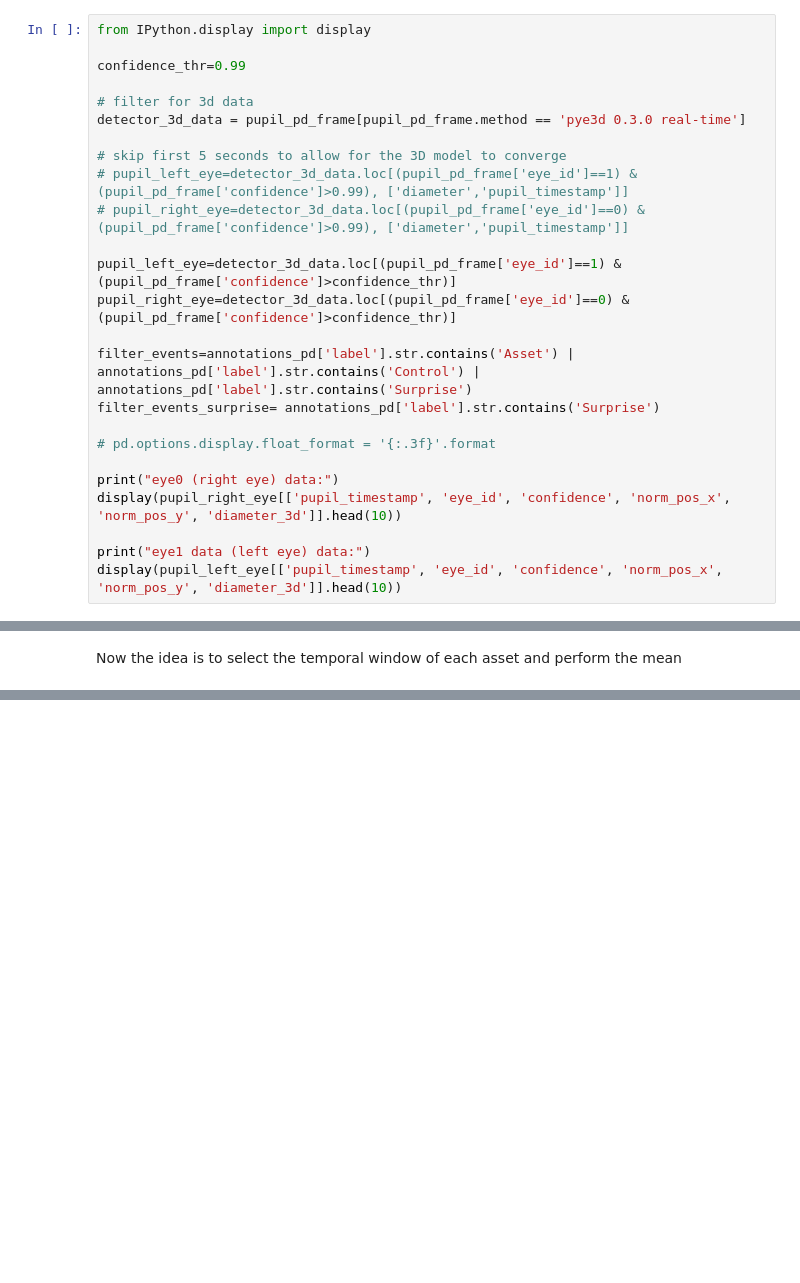
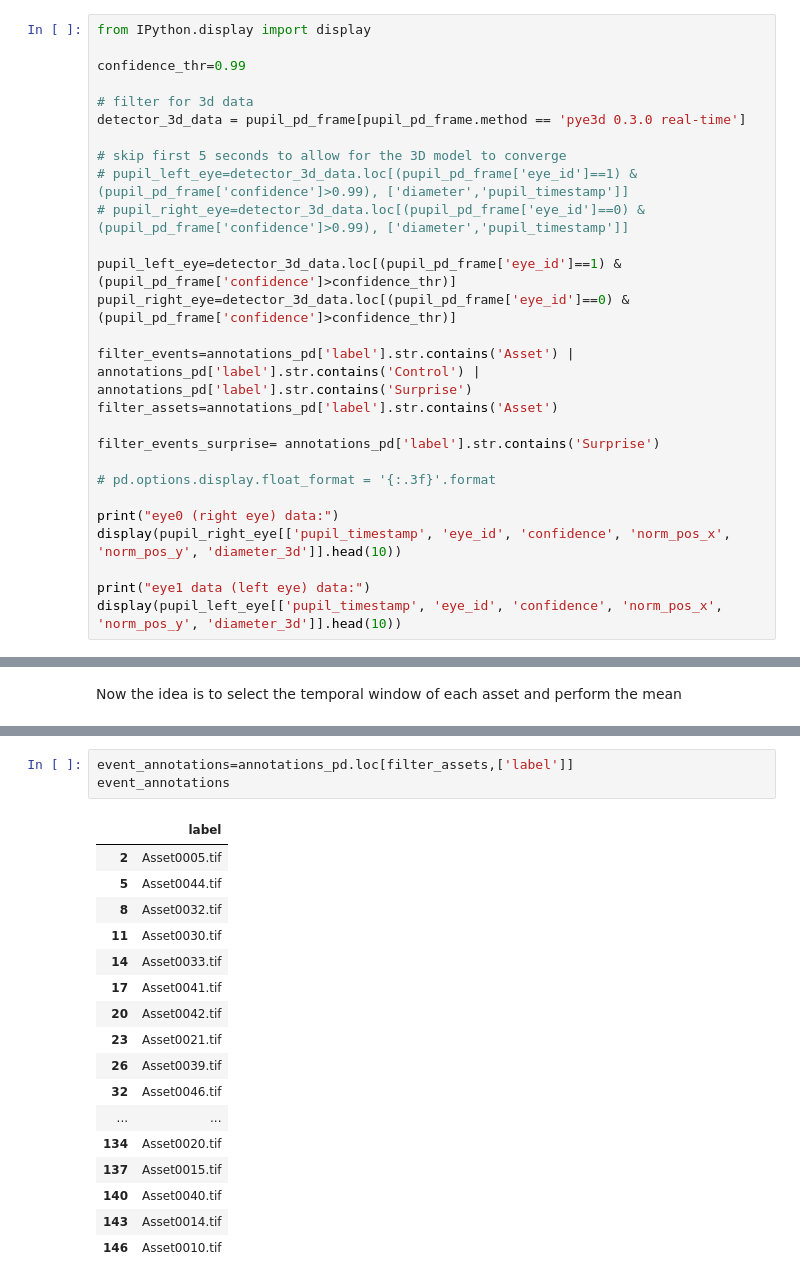
Before and after one commit to Rockyneuron/pupil_labs_analysis, a Jupyter notebook: analysis/pupillometry_analysis.ipynb, the cells around one changed output, grey strips where cells are left out. Cells and saved outputs as stored; diff of their text form; blank space fills up the shorter version.

```diff
--- a/analysis/pupillometry_analysis.ipynb
+++ b/analysis/pupillometry_analysis.ipynb
@@ -84,6 +99,8 @@ pupil_left_eye=detector_3d_data.loc[(pupil_pd_frame['eye_id']==1) & (pupil_pd_fr
 pupil_right_eye=detector_3d_data.loc[(pupil_pd_frame['eye_id']==0) & (pupil_pd_frame['confidence']>confidence_thr)]
 
 filter_events=annotations_pd['label'].str.contains('Asset') | annotations_pd['label'].str.contains('Control') | annotations_pd['label'].str.contains('Surprise')
+filter_assets=annotations_pd['label'].str.contains('Asset')
+
 filter_events_surprise= annotations_pd['label'].str.contains('Surprise')
 
 # pd.options.display.float_format = '{:.3f}'.format
@@ -214,0 +302,21 @@ Now the idea is to select the temporal window of each asset and perform the mean
+# %%
+event_annotations=annotations_pd.loc[filter_assets,['label']]
+event_annotations
+# %% [output]
+|  | label |
+| 2 | Asset0005.tif |
+| 5 | Asset0044.tif |
+| 8 | Asset0032.tif |
+| 11 | Asset0030.tif |
+| 14 | Asset0033.tif |
+| 17 | Asset0041.tif |
+| 20 | Asset0042.tif |
+| 23 | Asset0021.tif |
+| 26 | Asset0039.tif |
+| 32 | Asset0046.tif |
+| ... | ... |
+| 134 | Asset0020.tif |
+| 137 | Asset0015.tif |
+| 140 | Asset0040.tif |
+| 143 | Asset0014.tif |
+| 146 | Asset0010.tif |
```
Also changed, not shown: parts of 18 cells of this notebook, 1 other file.
